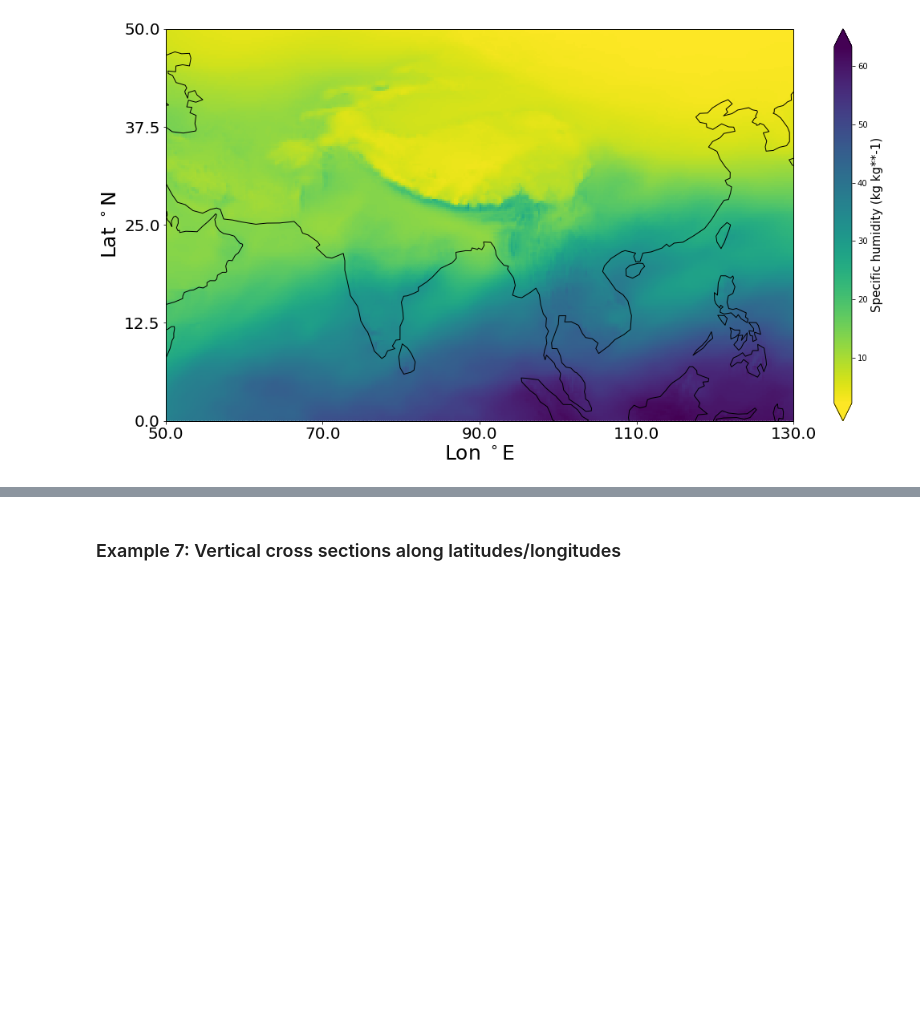
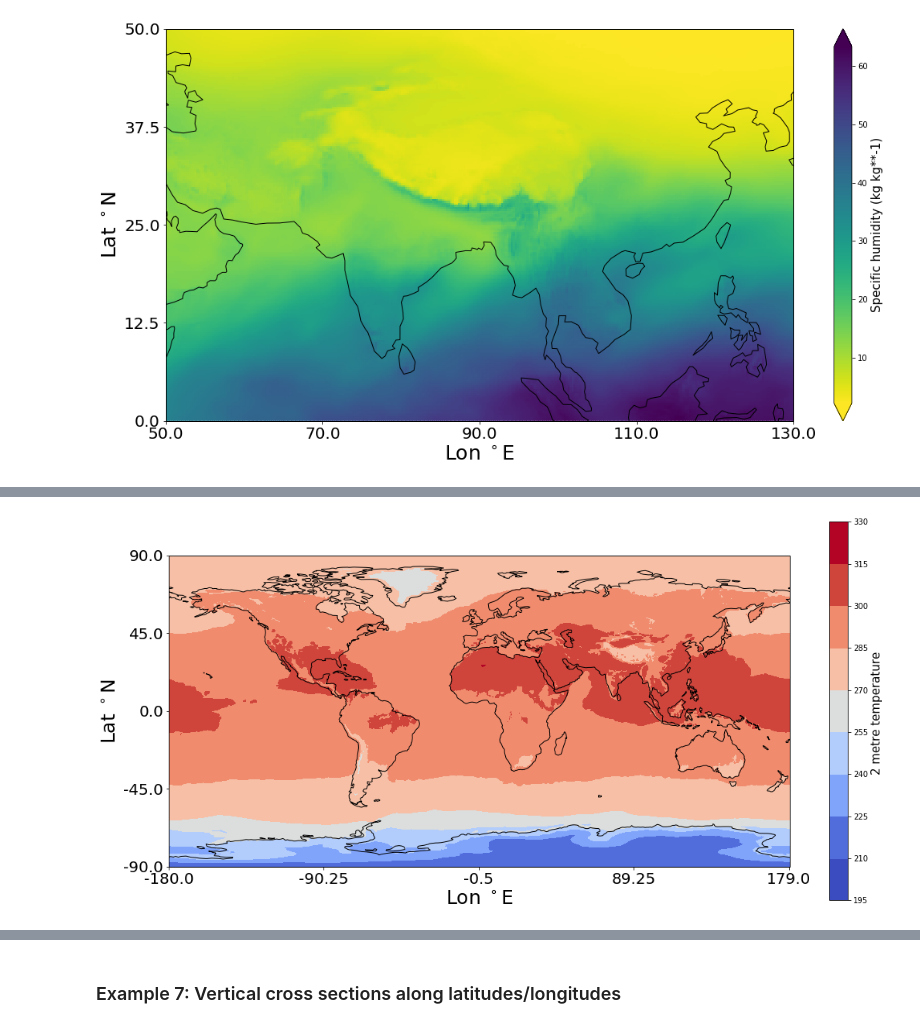
Before and after one commit to JuliaKukulies/cream, a Jupyter notebook: test_era5.ipynb, the cells around one changed output, grey strips where cells are left out. Saved outputs shown, nothing was run; the diff lists cells and outputs as text; code cells hidden in the pictures; blank space fills up the shorter version.

Commit message:
fixed bug in get_data_for_range() and added contour map method for pressure and surface data

```diff
--- a/test_era5.ipynb
+++ b/test_era5.ipynb
@@ -305,0 +321,13 @@ pressure_data.create_map('q', level = 'column-integrated')
+# %%
+# get file names for data that has already been downloaded
+global_temps = dataproducts.ERA5('single-levels', ['2t'], 'monthly')
+global_temps.get_files()
+
+
+# open file for global rain object as surface data
+data = xr.open_dataset(global_temps.files[-1])
+surface_temps = Surface(data)
+
+# check short names of variables
+for i in surface_temps.obj.variables:
+    print(i)
@@ -305,0 +356,5 @@ pressure_data.create_map('q', level = 'column-integrated')
+# %%
+# create plot
+surface_temps.create_contour_map('t2m', out = 'global_temperature_contoursfilled.png',  filled = True)
+# %% [output]
+[figure, added]
```
Also changed, not shown: parts of 7 cells of this notebook, 6 other files.
